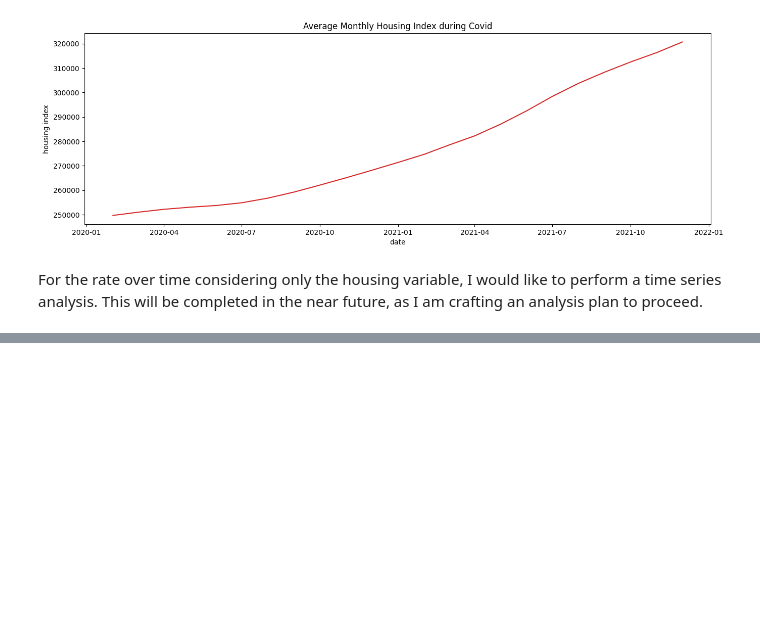
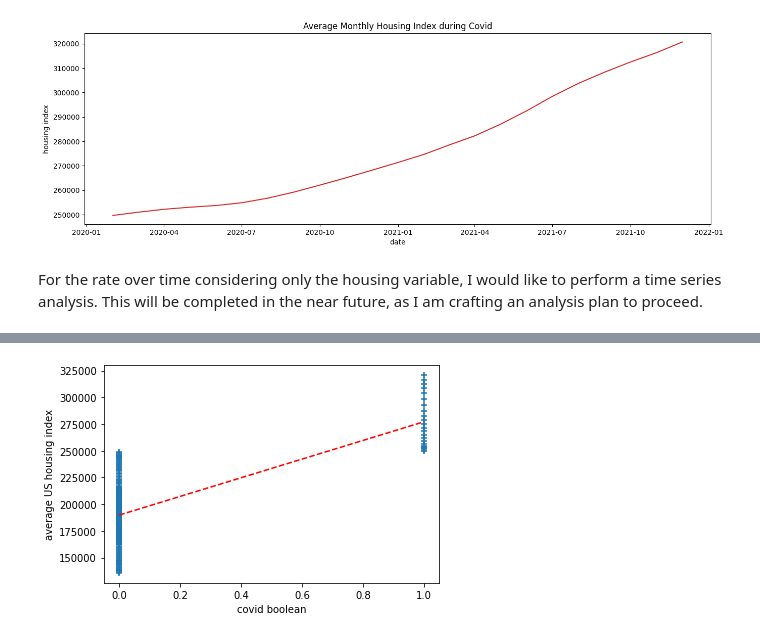
Before and after one commit to arianajschindler/housing_market_and_covid_cases, a Jupyter notebook: housing_covid.ipynb, the cells around one changed output, grey strips where cells are left out. Cells and saved outputs as stored; diff of their text form; code cells hidden in the pictures; blank space fills up the shorter version.

```diff
--- a/housing_covid.ipynb
+++ b/housing_covid.ipynb
@@ -198,0 +254,8 @@ For the rate over time considering only the housing variable, I would like to pe
+# %%
+plt.scatter(x, y, marker = "+")
+plt.plot([0, 1], [np.mean(data.query('covid_bool == 0').avg_us_housing), np.mean(data.query('covid_bool == 1').avg_us_housing)], 'r--')
+plt.ylabel("average US housing index")
+plt.xlabel("covid boolean")
+plt.show()
+# %% [output]
+[figure, added]
```
Also changed, not shown: parts of 11 cells of this notebook.
